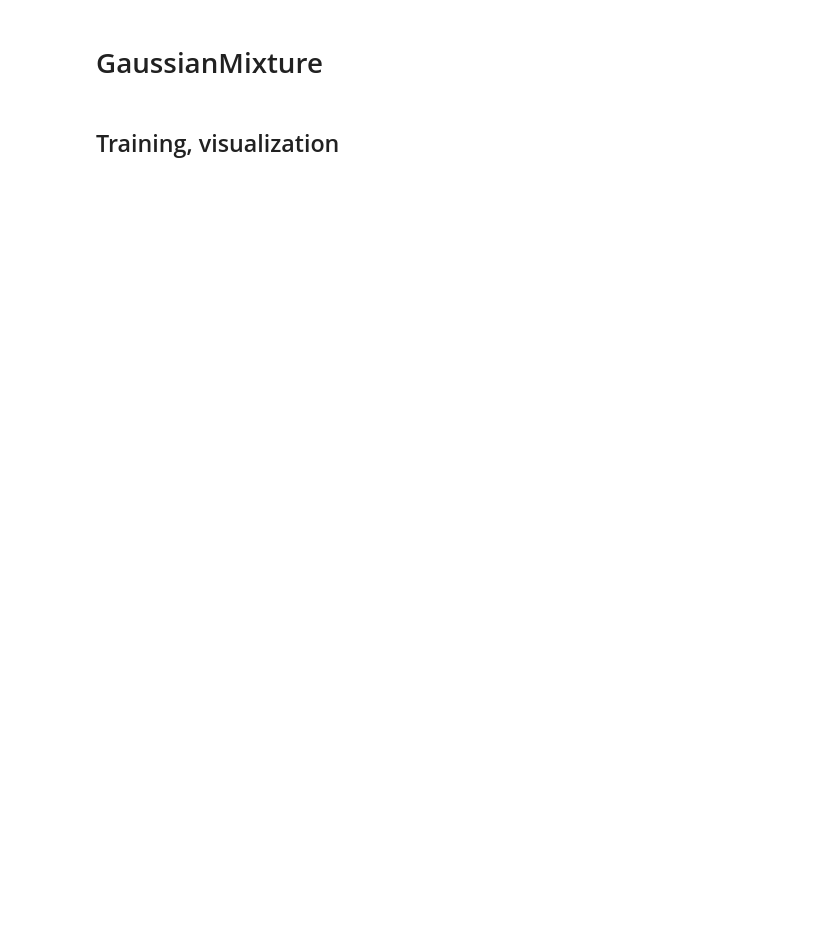
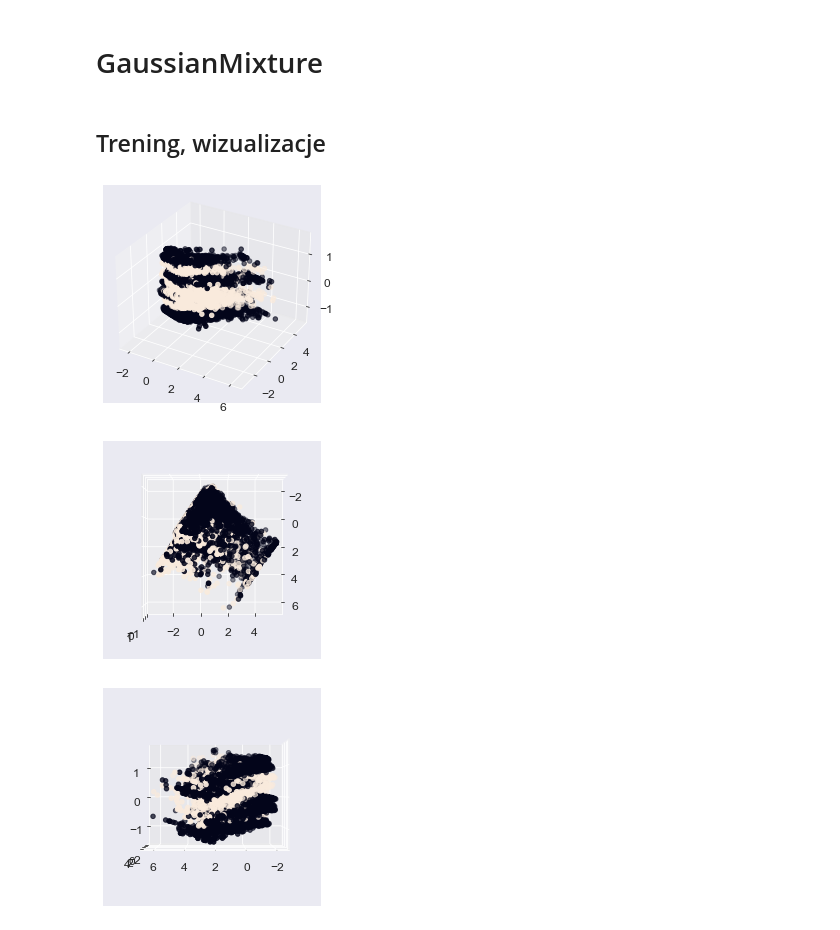
Before and after one commit to MajshiJD/ML_proj2, a Jupyter notebook: models/GaussianMixture.ipynb, the cells around one changed output. Cells and saved outputs as stored; diff of their text form; code cells hidden in the pictures; blank space fills up the shorter version.

Commit message:
ready GaussianMixture

```diff
--- a/models/GaussianMixture.ipynb
+++ b/models/GaussianMixture.ipynb
@@ -133,5 +124,11 @@ def metrics_plots(data, max_k=10):
 df = pd.read_csv("../preprocessed_data/preprocessed_pca_train.csv")
 # %% [markdown]
 # GaussianMixture
-# %% [markdown]
-## Training, visualization
+# %% [markdown]
+## Trening, wizualizacje
+# %%
+plot_clusters(df, GaussianMixture(n_components=2, covariance_type='full'), True)
+# %% [output]
+[figure, added]
+[figure, added]
+[figure, added]
```
Also changed, not shown: parts of 20 cells of this notebook, 1 other file.
